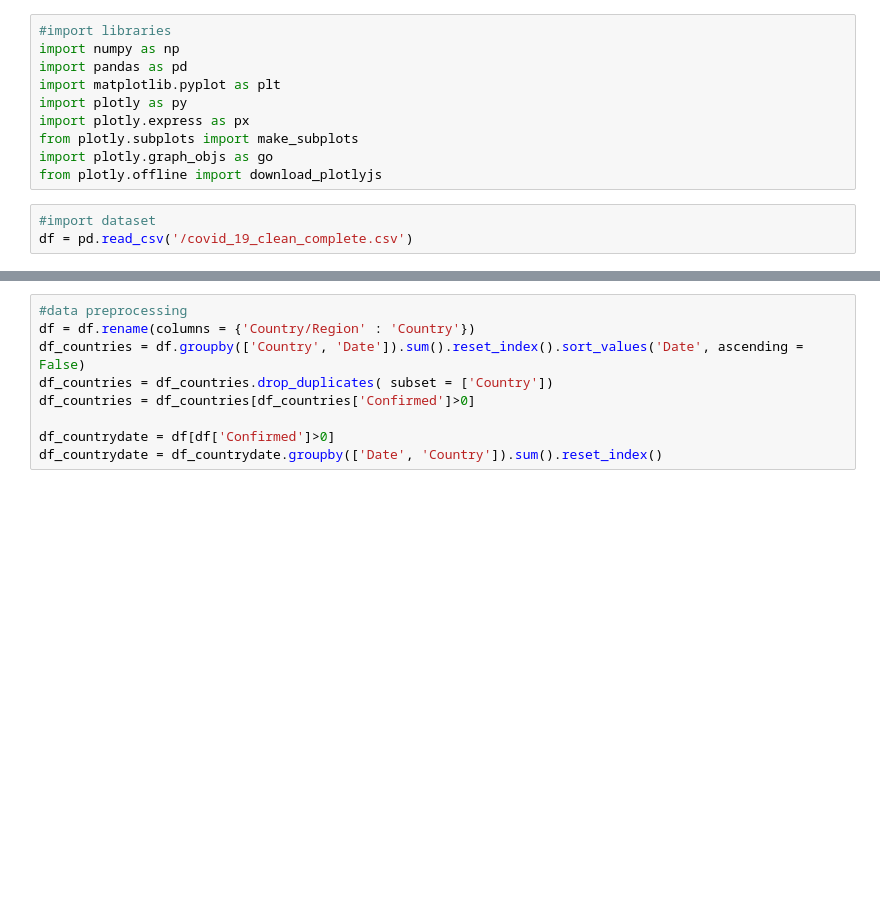
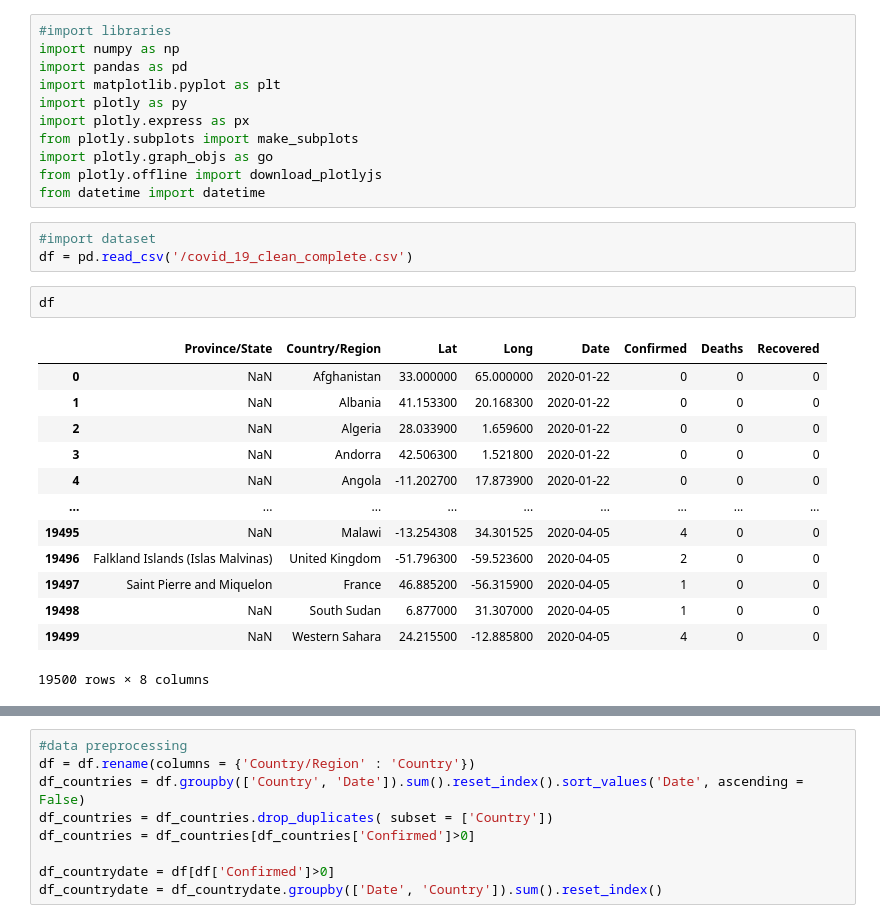
Before and after one commit to shashankshekhartiwari/coronavirus-spread-map, a Jupyter notebook: CronaAnimatedMap.ipynb, the cells around one changed output, grey strips where cells are left out. Cells and saved outputs as stored; diff of their text form; blank space fills up the shorter version.

```diff
--- a/CronaAnimatedMap.ipynb
+++ b/CronaAnimatedMap.ipynb
@@ -10,6 +10,23 @@ import plotly.express as px
 from plotly.subplots import make_subplots
 import plotly.graph_objs as go
 from plotly.offline import download_plotlyjs
+from datetime import datetime
 # %%
 #import dataset
 df = pd.read_csv('/covid_19_clean_complete.csv')
+# %%
+df
+# %% [output]
+|  | Province/State | Country/Region | Lat | Long | Date | Confirmed | Deaths | Recovered |
+| 0 | NaN | Afghanistan | 33.000000 | 65.000000 | 2020-01-22 | 0 | 0 | 0 |
+| 1 | NaN | Albania | 41.153300 | 20.168300 | 2020-01-22 | 0 | 0 | 0 |
+| 2 | NaN | Algeria | 28.033900 | 1.659600 | 2020-01-22 | 0 | 0 | 0 |
+| 3 | NaN | Andorra | 42.506300 | 1.521800 | 2020-01-22 | 0 | 0 | 0 |
+| 4 | NaN | Angola | -11.202700 | 17.873900 | 2020-01-22 | 0 | 0 | 0 |
+| ... | ... | ... | ... | ... | ... | ... | ... | ... |
+| 19495 | NaN | Malawi | -13.254308 | 34.301525 | 2020-04-05 | 4 | 0 | 0 |
+| 19496 | Falkland Islands (Islas Malvinas) | United Kingdom | -51.796300 | -59.523600 | 2020-04-05 | 2 | 0 | 0 |
+| 19497 | Saint Pierre and Miquelon | France | 46.885200 | -56.315900 | 2020-04-05 | 1 | 0 | 0 |
+| 19498 | NaN | South Sudan | 6.877000 | 31.307000 | 2020-04-05 | 1 | 0 | 0 |
+| 19499 | NaN | Western Sahara | 24.215500 | -12.885800 | 2020-04-05 | 4 | 0 | 0 |
+19500 rows × 8 columns
```
Also changed, not shown: parts of 2 cells of this notebook.
